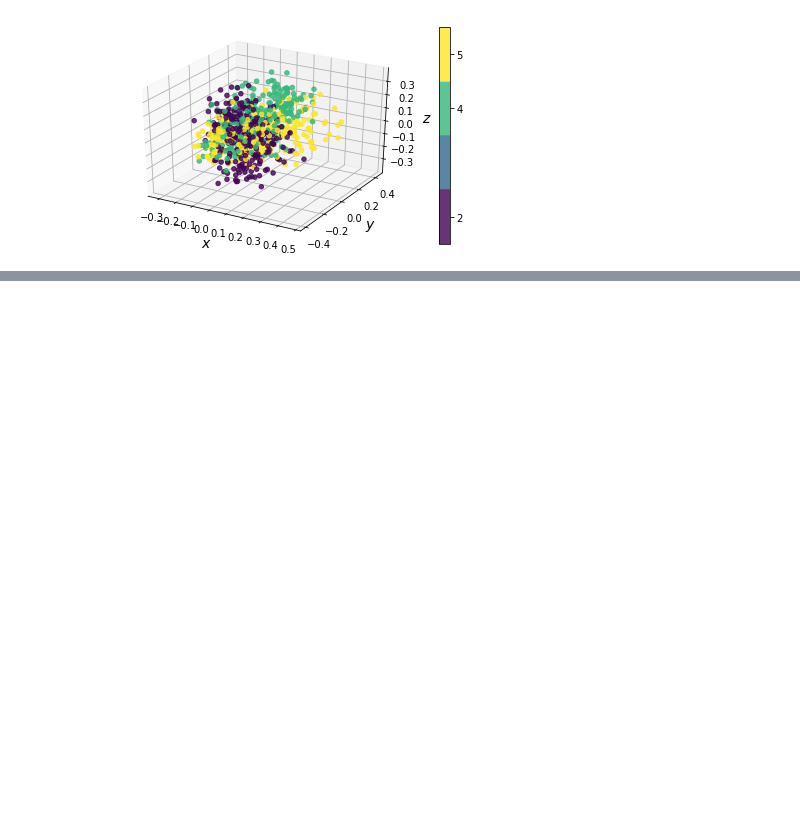
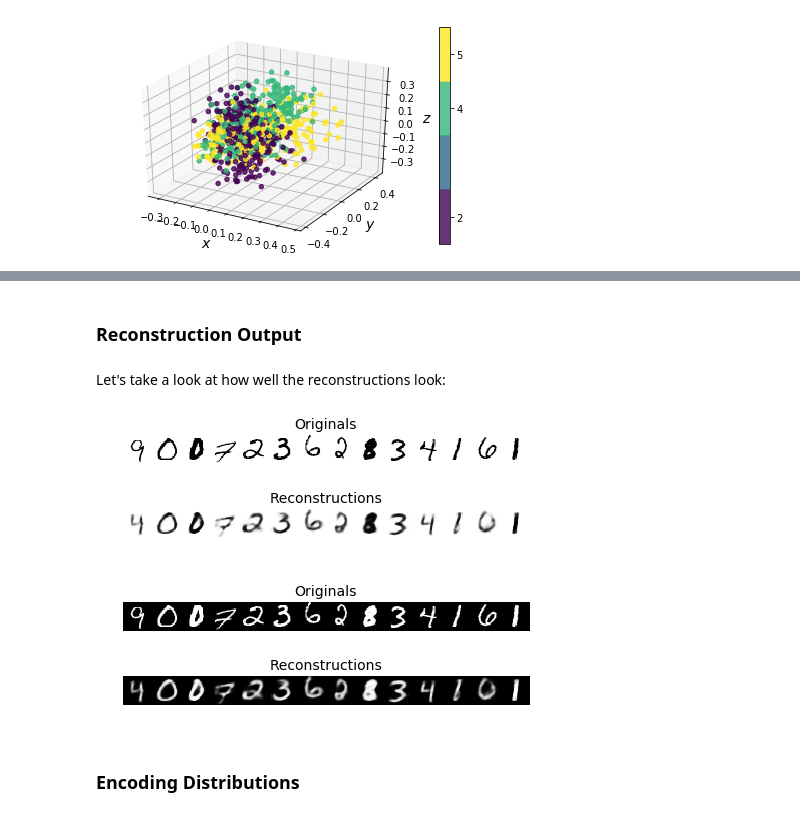
Before and after one commit to mathybit/ml-tutorials, a Jupyter notebook: autoencoders.ipynb, the cells around one changed output, grey strips where cells are left out. Saved outputs shown, nothing was run; the diff lists cells and outputs as text; code cells hidden in the pictures; blank space fills up the shorter version.

```diff
--- a/autoencoders.ipynb
+++ b/autoencoders.ipynb
@@ -1603,0 +1884,60 @@ plt.show()
+# %%
+from keras.models import load_model
+
+# Restore a saved model if it exists
+#
+encoder = load_model(encoder_file + '.h5')
+decoder = load_model(decoder_file + '.h5')
+
+outputs = decoder(  encoder(inputs)[0]  )
+vae = Model(inputs, outputs, name='vae')
+vae.compile(loss='binary_crossentropy', optimizer="adam")
+# %% [markdown]
+### Reconstruction Output
+# %% [markdown]
+Let's take a look at how well the reconstructions look:
+# %%
+n_digits = 14
+cols = n_digits
+rows = 1
+scaling_factor = 1.1
+
+images_in = random_batch_1d(X_test, batch_size=n_digits)
+images_out = vae.predict(images_in)
+
+image_in = combine_images(images_in, rows, cols)
+image_out = combine_images(images_out, rows, cols)
+
+fig = plt.figure(figsize=(scaling_factor*cols, scaling_factor*rows*2))
+plt.subplot(2,1,1)
+plt.title("Originals", fontsize=14)
+plt.imshow(image_in, cmap="Greys", interpolation="nearest")
+plt.axis("off")
+
+plt.subplot(2,1,2)
+plt.title("Reconstructions", fontsize=14)
+plt.imshow(image_out, cmap="Greys", interpolation="nearest")
+plt.axis("off")
+
+plt.tight_layout()
+plt.show()
+
+
+fig = plt.figure(figsize=(scaling_factor*cols, scaling_factor*rows*2))
+plt.subplot(2,1,1)
+plt.title("Originals", fontsize=14)
+plt.imshow(image_in, cmap="gray", interpolation="nearest")
+plt.axis("off")
+
+plt.subplot(2,1,2)
+plt.title("Reconstructions", fontsize=14)
+plt.imshow(image_out, cmap="gray", interpolation="nearest")
+plt.axis("off")
+
+plt.tight_layout()
+plt.show()
+# %% [output]
+[figure, added]
+[figure, added]
+# %% [markdown]
+### Encoding Distributions
```
Also changed, not shown: parts of 50 cells of this notebook, 22 other files.
